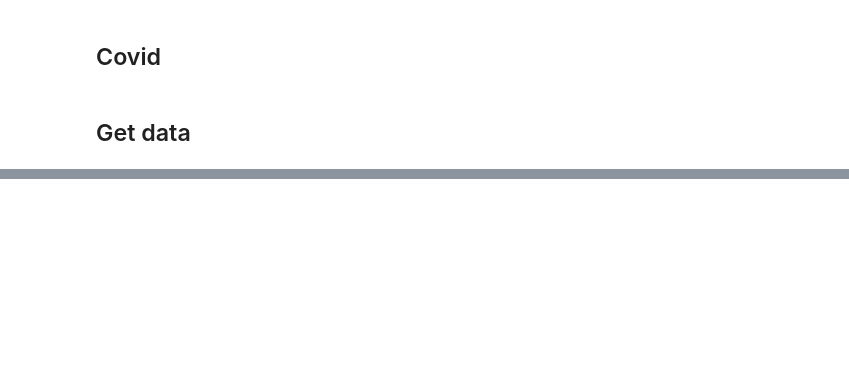
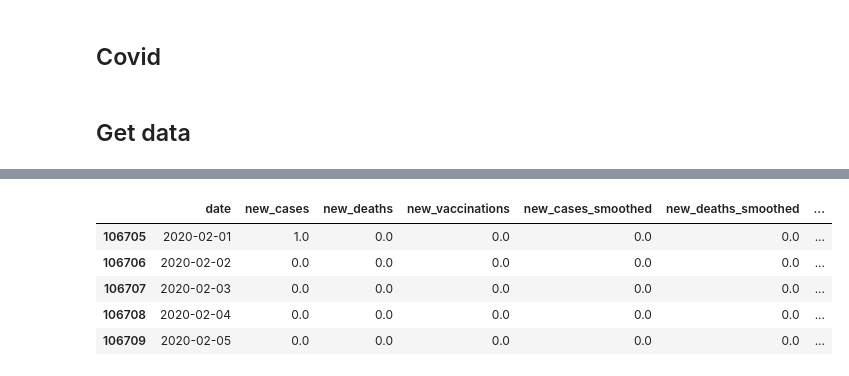
Before and after one commit to annasanchez27/covid-vaccination, a Jupyter notebook: experiments.ipynb, the cells around one changed output, grey strips where cells are left out. Drawn from its saved outputs; the diff is of its cells as text; code cells hidden in the pictures; blank space fills up the shorter version.

```diff
--- a/experiments.ipynb
+++ b/experiments.ipynb
@@ -19,0 +13,13 @@ df_vaccines.head()
+# %%
+# Cases
+df_cases = pd.read_csv('data/covid-data-per-country.csv')
+df_cases = df_cases[df_cases['location']=="Sweden"][['date', 'new_cases', 'new_deaths', 'new_vaccinations',  'new_cases_smoothed', 'new_deaths_smoothed', 'new_vaccinations_smoothed']]
+df_cases = df_cases.fillna(0)
+df_cases.head()
+# %% [output]
+|  | date | new_cases | new_deaths | new_vaccinations | new_cases_smoothed | new_deaths_smoothed | ... |
+| 106705 | 2020-02-01 | 1.0 | 0.0 | 0.0 | 0.0 | 0.0 | ... |
+| 106706 | 2020-02-02 | 0.0 | 0.0 | 0.0 | 0.0 | 0.0 | ... |
+| 106707 | 2020-02-03 | 0.0 | 0.0 | 0.0 | 0.0 | 0.0 | ... |
+| 106708 | 2020-02-04 | 0.0 | 0.0 | 0.0 | 0.0 | 0.0 | ... |
+| 106709 | 2020-02-05 | 0.0 | 0.0 | 0.0 | 0.0 | 0.0 | ... |
```
Also changed, not shown: parts of 8 cells of this notebook.
